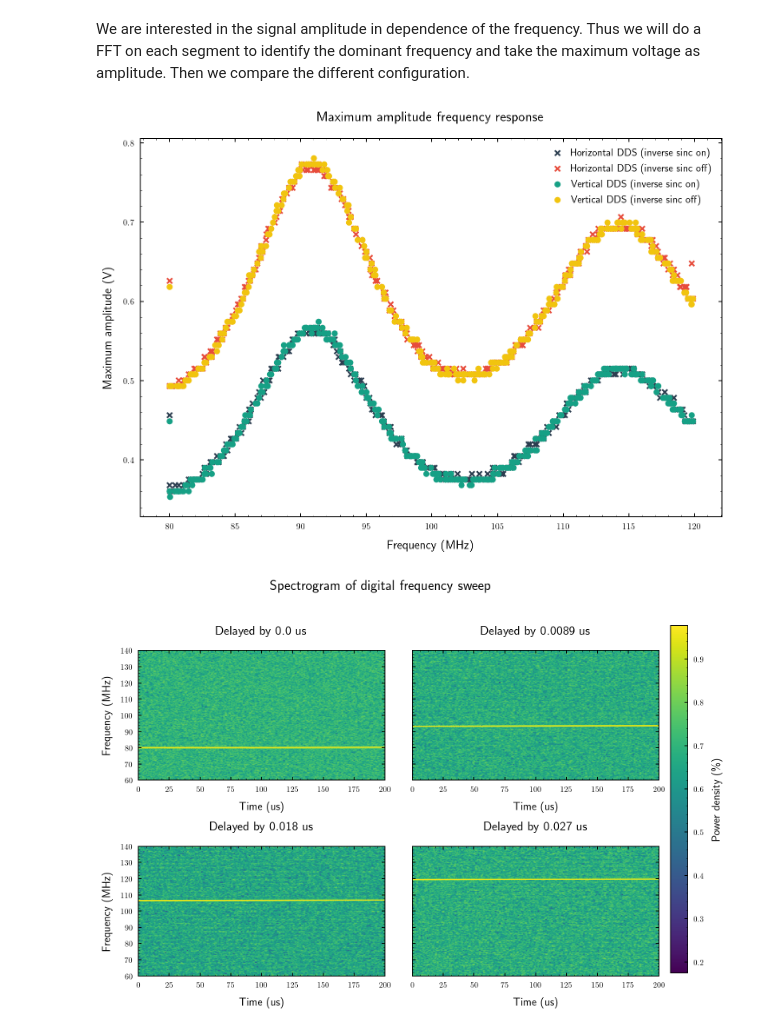
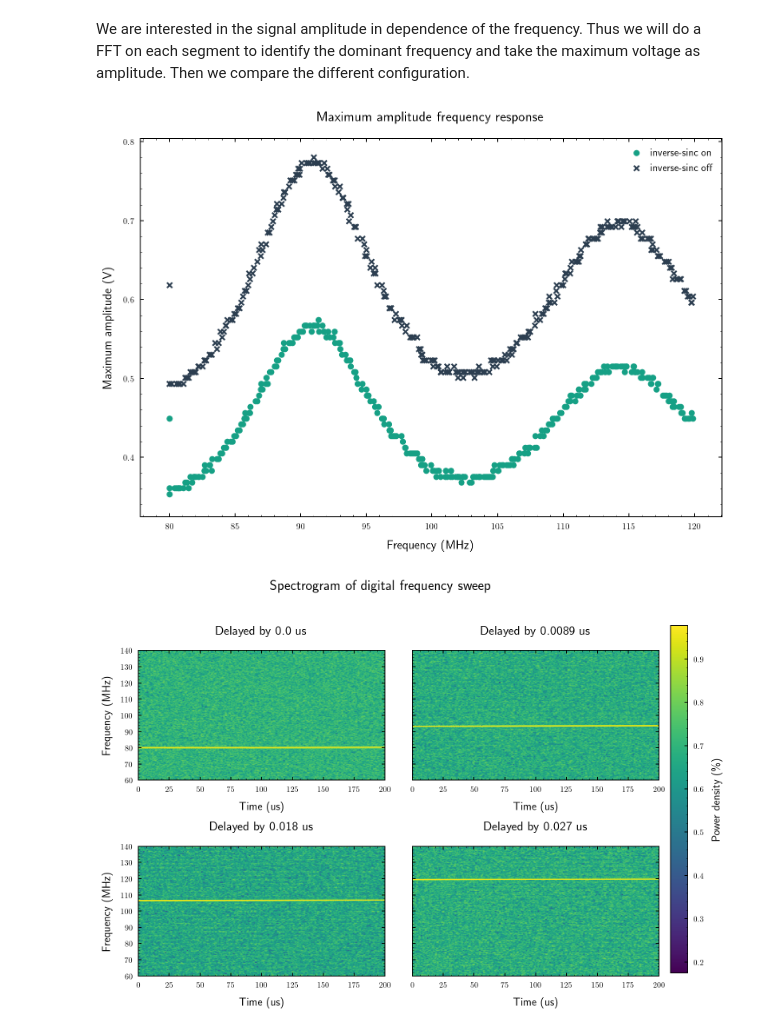
Before and after one commit to bodokaiser/bachelor-thesis, a Jupyter notebook: notebook/evaluation/signal-synthesis.ipynb, the cells around one changed output. Saved outputs shown, nothing was run; the diff lists cells and outputs as text; code cells hidden in the pictures.

```diff
--- a/notebook/evaluation/signal-synthesis.ipynb
+++ b/notebook/evaluation/signal-synthesis.ipynb
@@ -38,27 +38,29 @@ for key, run in runs.items():
 # %%
 fig = plt.figure(figsize=(12, 8))
 
-f, A = zip(*f_A['horizontal-sinc-on'])
-plt.scatter(np.array(f) / 1e6, A, label='Horizontal DDS (inverse sinc on)', marker='x', color='#2c3e50')
+#f, A = zip(*f_A['horizontal-sinc-on'])
+#plt.scatter(np.array(f) / 1e6, A, label='Horizontal DDS (inverse sinc on)', marker='x', color='#2c3e50')
 
-f, A = zip(*f_A['horizontal-sinc-off'])
-plt.scatter(np.array(f) / 1e6, A, label='Horizontal DDS (inverse sinc off)', marker='x', color='#e74c3c')
+#f, A = zip(*f_A['horizontal-sinc-off'])
+#plt.scatter(np.array(f) / 1e6, A, label='Horizontal DDS (inverse sinc off)', marker='x', color='#e74c3c')
 
-f, A = zip(*f_A['vertical-sinc-on'])
-plt.scatter(np.array(f) / 1e6, A, label='Vertical DDS (inverse sinc on)', marker='o', color='#16a085')
+f1, A1 = zip(*f_A['vertical-sinc-on'])
+plt.scatter(np.array(f1) / 1e6, A1, label='inverse-sinc on', marker='o', color='#16a085')
 
-f, A = zip(*f_A['vertical-sinc-off'])
-plt.scatter(np.array(f) / 1e6, A, label='Vertical DDS (inverse sinc off)', marker='o', color='#f1c40f')
+f2, A2 = zip(*f_A['vertical-sinc-off'])
+plt.scatter(np.array(f2) / 1e6, A2, label='inverse-sinc off', marker='x', color='#2c3e50') # color='#f1c40f')
+
+#plt.scatter(np.array(f2) / 1e6, np.abs(np.array(A1) - np.array(A2)), label='residue')#marker='x', color='#f1c40f')
 
 plt.title('Maximum amplitude frequency response')
 plt.xlabel('Frequency (MHz)')
 plt.ylabel('Maximum amplitude (V)')
 plt.legend()
 #plt.legend(loc='center left', bbox_to_anchor=(1, 0.5))
-fig.savefig(os.path.join(figuredir, 'frequency-max-amplitude.pdf'))
+fig.savefig(os.path.join(figuredir, 'inverse-sinc.pdf'))
 plt.show()
 # %% [output]
-[figure, old version]
+[figure, new version]
 # %%
 from matplotlib import mlab
 
```
Also changed, not shown: parts of 3 cells of this notebook, 2 other files.
